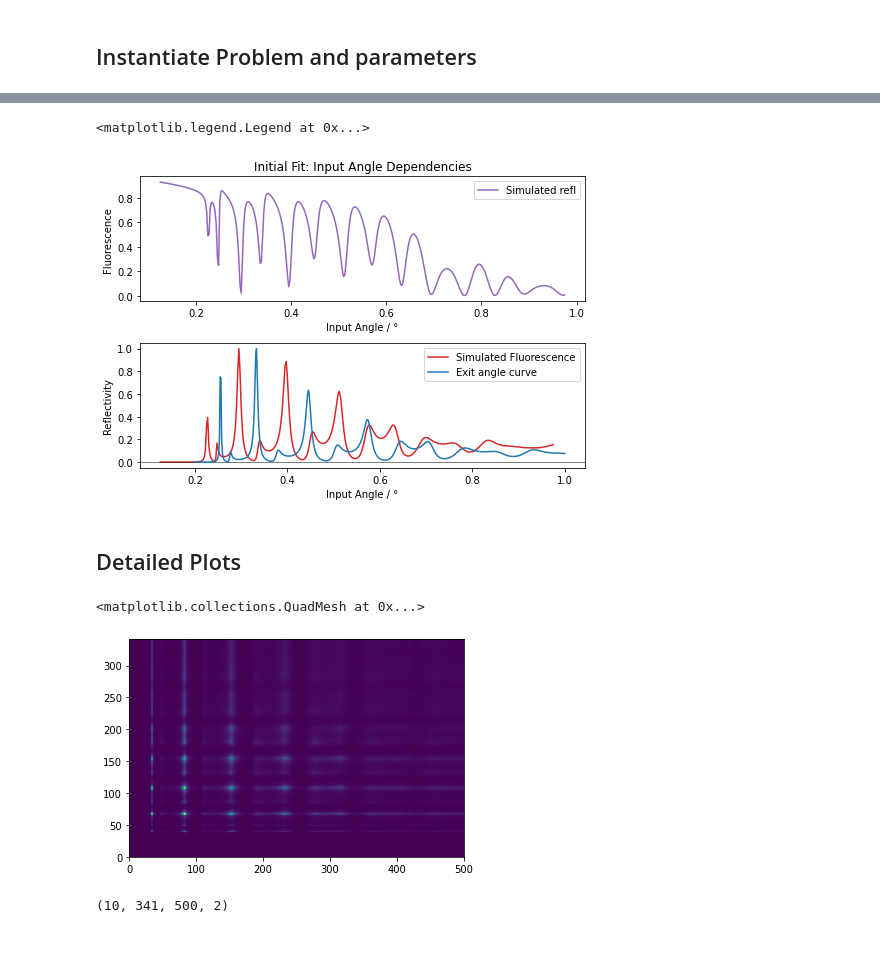
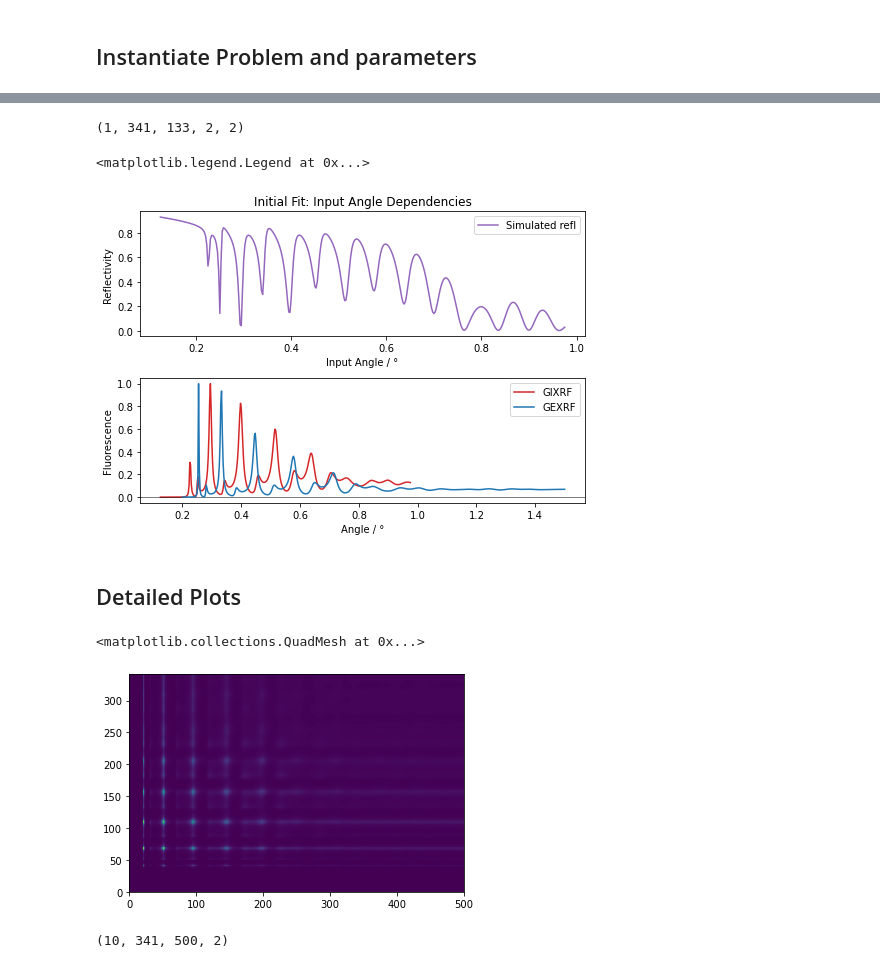
Before and after one commit to F00lWise/Xray-Layer-Fluorescence, a Jupyter notebook: XrayLayerFluorescence - Manual.ipynb, the cells around one changed output, grey strips where cells are left out. Saved outputs shown, nothing was run; the diff lists cells and outputs as text; code cells hidden in the pictures.

```diff
--- a/XrayLayerFluorescence - Manual.ipynb
+++ b/XrayLayerFluorescence - Manual.ipynb
@@ -50,7 +50,15 @@ layer_list_custom3 = [
 ]
 
 
-cavity = xlf.Cavity(layer_list_custom2)
+layer_list_fe_3m = [
+    xlf.Layer(platinum, 3.2 * 1e-9, density=23.3e3),
+    xlf.Layer(carbon, 9.9 * 1e-9, density=1.7556e3),
+    xlf.Layer(iron, 1.35 * 1e-9, inelastic_cross=0.4e9, density=7.0e3),
+    xlf.Layer(carbon, 9.6 * 1e-9, density=1.613e3),
+    xlf.Layer(platinum, 14.1 * 1e-9, density=22.0e3),
+    xlf.Layer(silicon, np.inf, density = 0*1e3, final = True)
+]
+cavity = xlf.Cavity(layer_list_custom3)
 # %% [output]
 pt Layer Initiated.
 c Layer Initiated.
@@ -101,8 +107,8 @@ The axis defined here will only be regarded if the same axes are not specified i
 energies_in=np.array([7150])
 #[6403.84,6390.84]
 energies_out=np.array([6403.84])
-angles_in  = np.linspace(xlf.deg2rad(0.2),xlf.deg2rad(1.0),500) #np.array([xlf.deg2rad(0.3)])#
-angles_out = np.linspace(xlf.deg2rad(0.2),xlf.deg2rad(1.0),500) #np.array(xlf.deg2rad(np.array([0.2,0.3])))#
+angles_in  = np.linspace(xlf.deg2rad(0.2),xlf.deg2rad(1.5),500) #np.array([xlf.deg2rad(0.3)])#
+angles_out = np.linspace(xlf.deg2rad(0.2),xlf.deg2rad(1.5),500) #np.array(xlf.deg2rad(np.array([0.2,0.3])))#
 #xlf.deg2rad(np.array([0.3,0.300001]))#
 axes = {'energies_in': energies_in,
         'energies_out': energies_out,
@@ -140,3 +186,7 @@ Based on the Initial fit, setting relative intensity of refl and fluor
+# %%
+cavity.solution.L_matrices_in_partials.shape
+# %% [output]
+(1, 341, 133, 2, 2)
 # %%
 ###################################################
 ##### Diode trace plots
@@ -146,39 +196,39 @@ model_fluor = (my_problem.fluorescence_I_angle_in_dependent)
 model_refl = np.mean(xlf.abs2(my_problem.reflectivity),0)
 
 exp_fluor = experiment_data['fluor_diode']#*cavity.parameters['I_fluorescence']
 exp_refl = experiment_data['refl']#*cavity.parameters['I_reflectivity']
 
 fig, (ax1,ax2) = plt.subplots(2,1,figsize=(7, 5))
 ax1.set_title(f'Initial Fit: Input Angle Dependencies')
 
 plt.sca(ax1)
 #ax1.plot(angles_in, exp_refl, c='k', lw=2,label = 'experiment')
 ax1.plot(angles_in, model_refl, 'C4-', label='Simulated refl')
 
 plt.ylabel('Normalized Intensity / arb. u.')
 plt.xlabel('Input Angle / °')
-plt.ylabel('Fluorescence')
+plt.ylabel('Reflectivity')
 plt.legend()
 
 plt.sca(ax2)
 #ax2.plot(angles_in, exp_fluor, c='k', lw=2,label = 'experiment')
 ax2.plot(angles_in, xlf.normmax(model_fluor), c='C3',
-         label='Simulated Fluorescence')
-plt.xlabel('Input Angle / °')
+         label='GIXRF')
+plt.ylabel('Fluorescence')
+plt.xlabel('Angle / °')
 plt.legend()
-plt.ylabel('Reflectivity')
 plt.axhline(c='k', lw=.5)
 plt.tight_layout()
 
 
 ##########Exit angle
 GEXRF =  xlf.normmax((np.nansum(my_problem.cavity.solution.fluorescence_emitted_intensity,(0,1,2))))
 ax2.plot(xlf.rad2deg(my_problem.angles_out), GEXRF
-         , label = 'Exit angle curve')
+         , label = 'GEXRF')
 plt.legend()
 # %% [output]
 <matplotlib.legend.Legend at 0x...>
-[figure, old version]
+[figure, new version]
 # %%
 np.savez('../SimulationResult_GEXRF_Ka1.npz',axis = xlf.rad2deg(my_problem.angles_out), GEXRF = GEXRF)
 np.savez('../SimulationResult_GIXRF.npz',axis = xlf.rad2deg(my_problem.angles_in), GIXRF = (my_problem.fluorescence_I_angle_in_dependent))
@@ -189,7 +239,7 @@ plt.figure()
 plt.pcolormesh((my_problem.cavity.solution.fluorescence_emitted_intensity[0,0,:,:]))
 # %% [output]
 <matplotlib.collections.QuadMesh at 0x...>
-[figure, old version]
+[figure, new version]
 # %%
 #plt.figure()
 #plt.pcolormesh(np.sum(xlf.abs2(my_problem.cavity.solution.fluorescence_local_amplitude[0,0,:,:,my_problem.z_layer_indices==2,:])[4,:,:,:],(2)))
```
Also changed, not shown: parts of 13 cells of this notebook.
